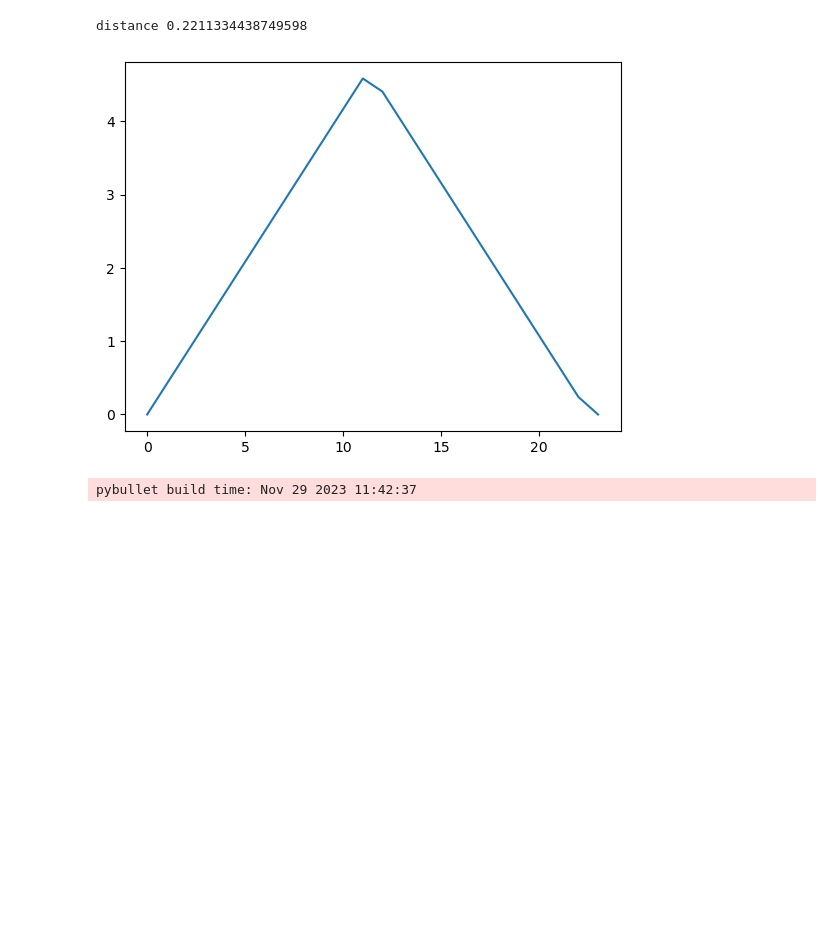
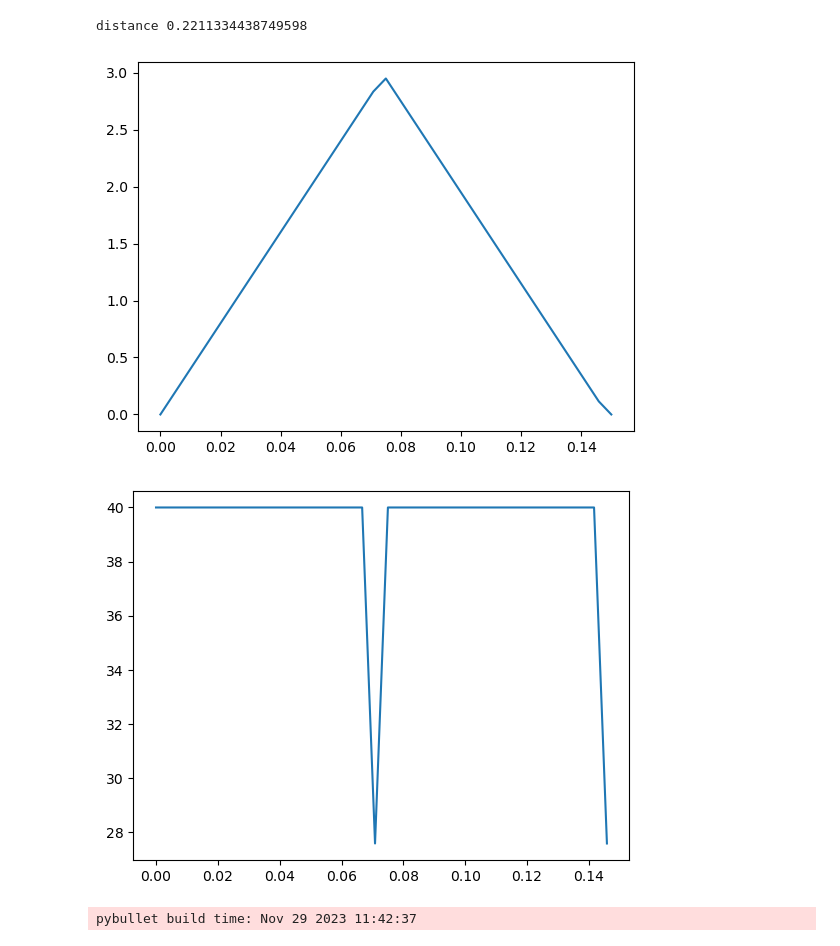
Before and after one commit to LouetteArthur/Pick-and-throw, a Jupyter notebook: code/test.ipynb, the cells around one changed output. Saved outputs shown, nothing was run; the diff lists cells and outputs as text; code cells hidden in the pictures; blank space fills up the shorter version.

```diff
--- a/code/test.ipynb
+++ b/code/test.ipynb
@@ -1,26 +1,33 @@
 # %%
 import utils
 import numpy as np
 import matplotlib.pyplot as plt
 
 MAX_SPEED_FLEXPICKER = 10
 MAX_ACCELERATION_FLEXPICKER = 100
 TIME_STEP = 1/240
 
-scaling_factor = 1
+# On veut une vitesse de 1 * 10 = 10 m/s
+vel_scaling_factor = 0.4
+acc_scaling_factor = 1
 
 init_pos = (0,0,0)
 init_orn = (0,0,0,0)
 target_pos = (0.1, 0.1, 0.17)
 target_orn = (0,0,0,0)
 print("distance", np.linalg.norm(np.array(init_pos)-np.array(target_pos)))
-pos, orn, v = utils.ctraj_pilz_KDL(init_pos, init_orn, target_pos, target_orn, MAX_SPEED_FLEXPICKER, MAX_ACCELERATION_FLEXPICKER, scaling_factor, 1, 2*np.pi, TIME_STEP)
+pos, orn, v = utils.ctraj_pilz_KDL(init_pos, init_orn, target_pos, target_orn, MAX_SPEED_FLEXPICKER, MAX_ACCELERATION_FLEXPICKER, vel_scaling_factor, acc_scaling_factor, 2*np.pi, TIME_STEP)
 
-plt.plot(np.sqrt(v[:, 0]**2+v[:, 1]**2+v[:, 2]**2))
+plt.plot(np.arange(0, len(v))/240, np.sqrt(v[:, 0]**2+v[:, 1]**2+v[:, 2]**2))
 plt.show()
+#plot the derivative of the speed
+plt.plot(np.arange(0, len(v)-1)/240, np.sqrt((np.diff(v[:, 0])*240)**2+(np.diff(v[:, 1])*240)**2+(np.diff(v[:, 2])*240)**2))
+plt.show()
+# On atteind seulement 4.5 m/s alors que le robot devrait atteindre les 3 m/s également si la distance était trop petite pour atteindre la vitesse vouloue non ?
 # %% [output]
 distance 0.2211334438749598
-[figure, old version]
+[figure, new version]
+[figure, added]
 # %%
 from utils import PickAndPlaceReward
 import torch
```
Also changed, not shown: parts of 1 cell of this notebook, 4 other files.
